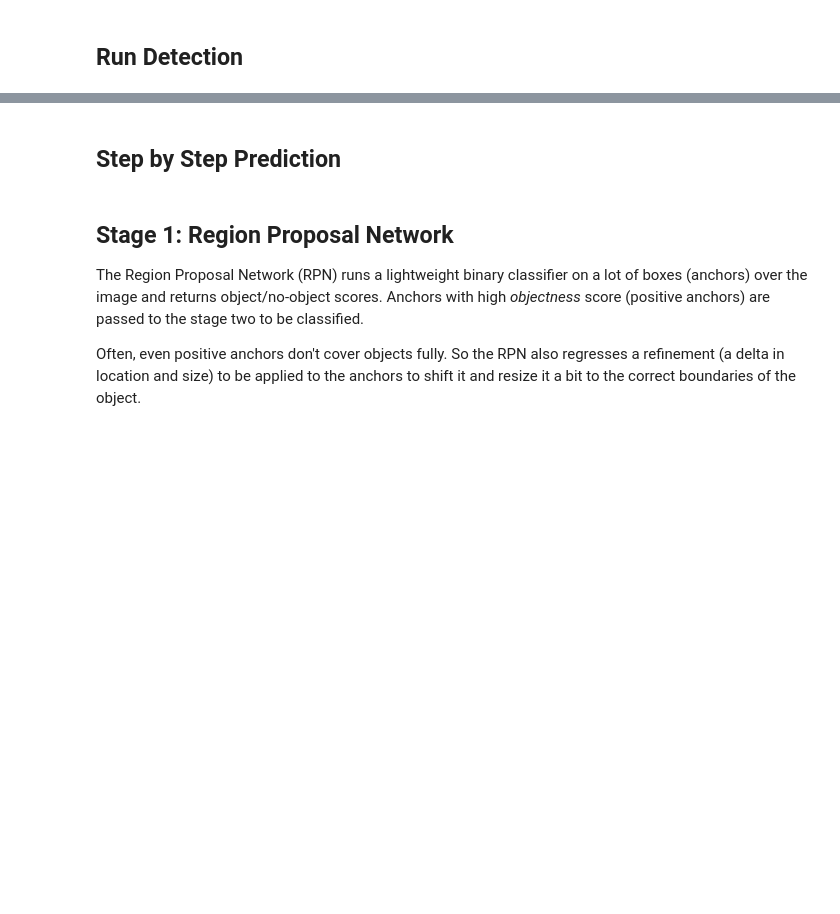
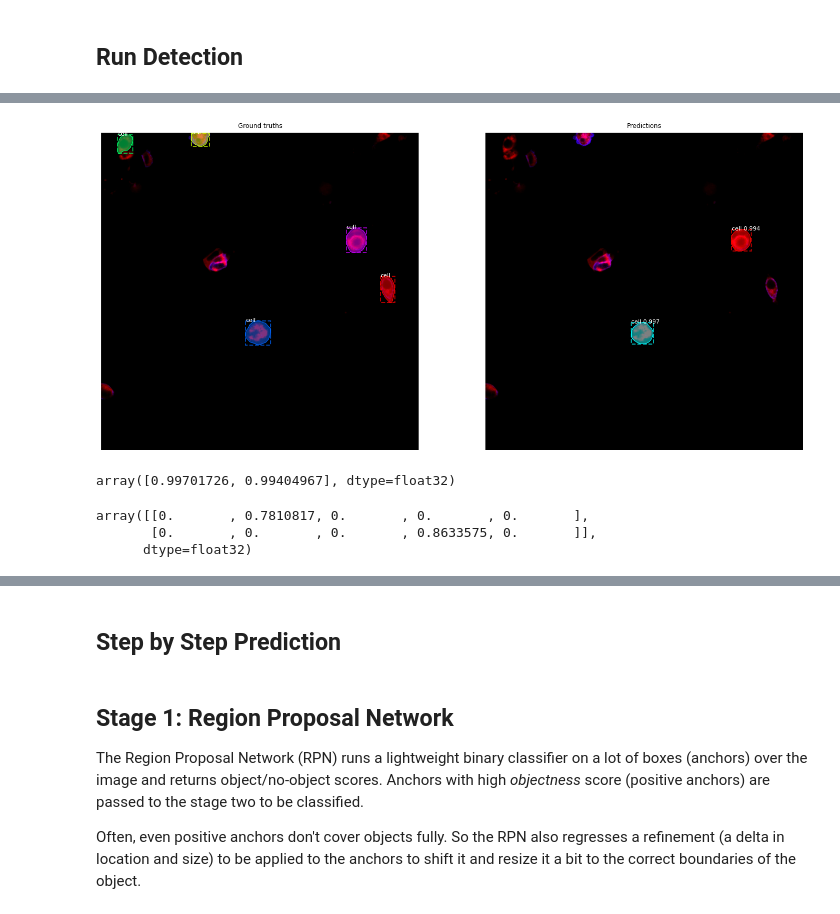
Before and after one commit to misakadam97/cell_mrcnn, a Jupyter notebook: notebooks/inspect_cell_model.ipynb, the cells around one changed output, grey strips where cells are left out. Drawn from its saved outputs; the diff is of its cells as text; code cells hidden in the pictures; blank space fills up the shorter version.

```diff
--- a/notebooks/inspect_cell_model.ipynb
+++ b/notebooks/inspect_cell_model.ipynb
@@ -303,0 +308,23 @@ anchors                  shape: (1, 1047552, 4)       min:   -0.17686  max:    1
+# %%
+# Display results
+ax = get_ax(rows=1, cols=2, size=12)
+visualize.display_instances(cell2rgb(image), gt_bbox, gt_mask, gt_class_id,
+                            dataset.class_names, ax=ax[0],
+                            title="Ground truths")
+col += 1
+# Display ground truth
+visualize.display_instances(cell2rgb(image), r['rois'], r['masks'], r['class_ids'],
+                            dataset.class_names, r['scores'], ax=ax[1],
+                            title="Predictions")
+# %% [output]
+[figure, added]
+# %%
+r['scores']
+# %% [output]
+array([0.99701726, 0.99404967], dtype=float32)
+# %%
+overlaps
+# %% [output]
+array([[0.       , 0.7810817, 0.       , 0.       , 0.       ],
+       [0.       , 0.       , 0.       , 0.8633575, 0.       ]],
+      dtype=float32)
```
Also changed, not shown: parts of 25 cells of this notebook, 7 other files.
